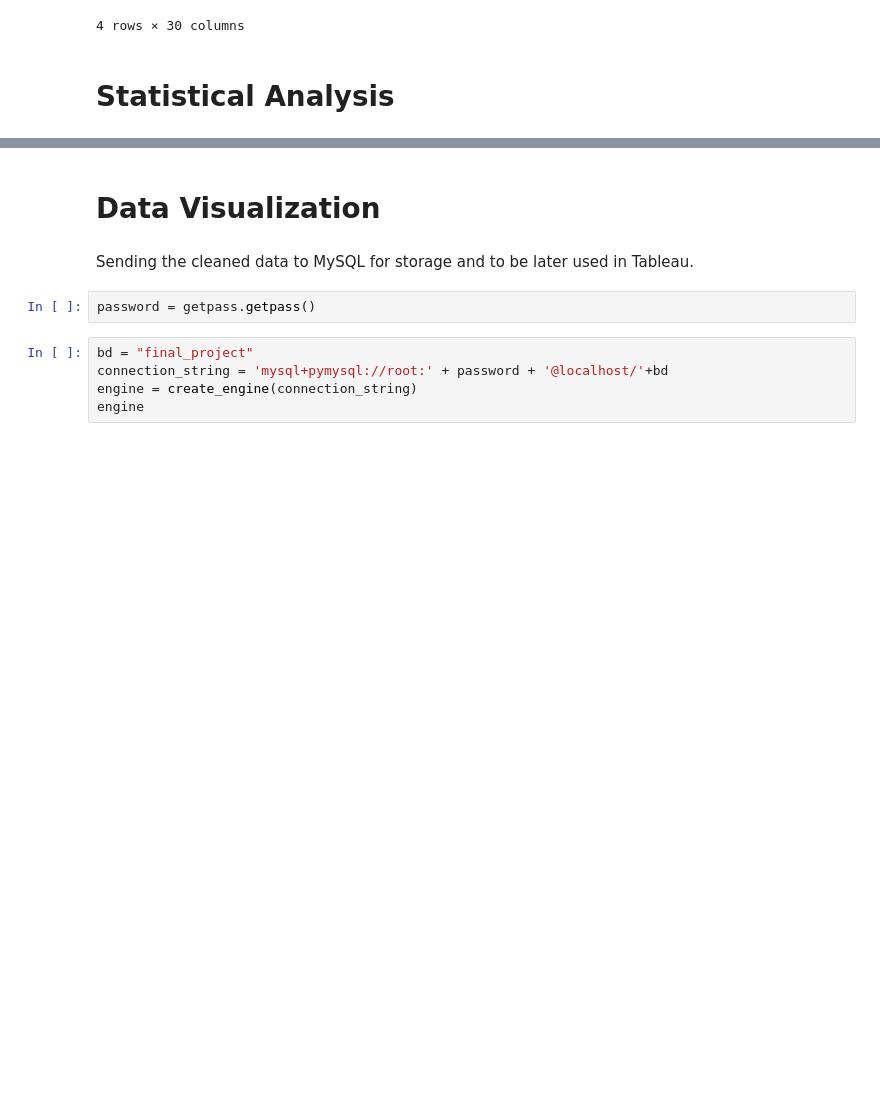
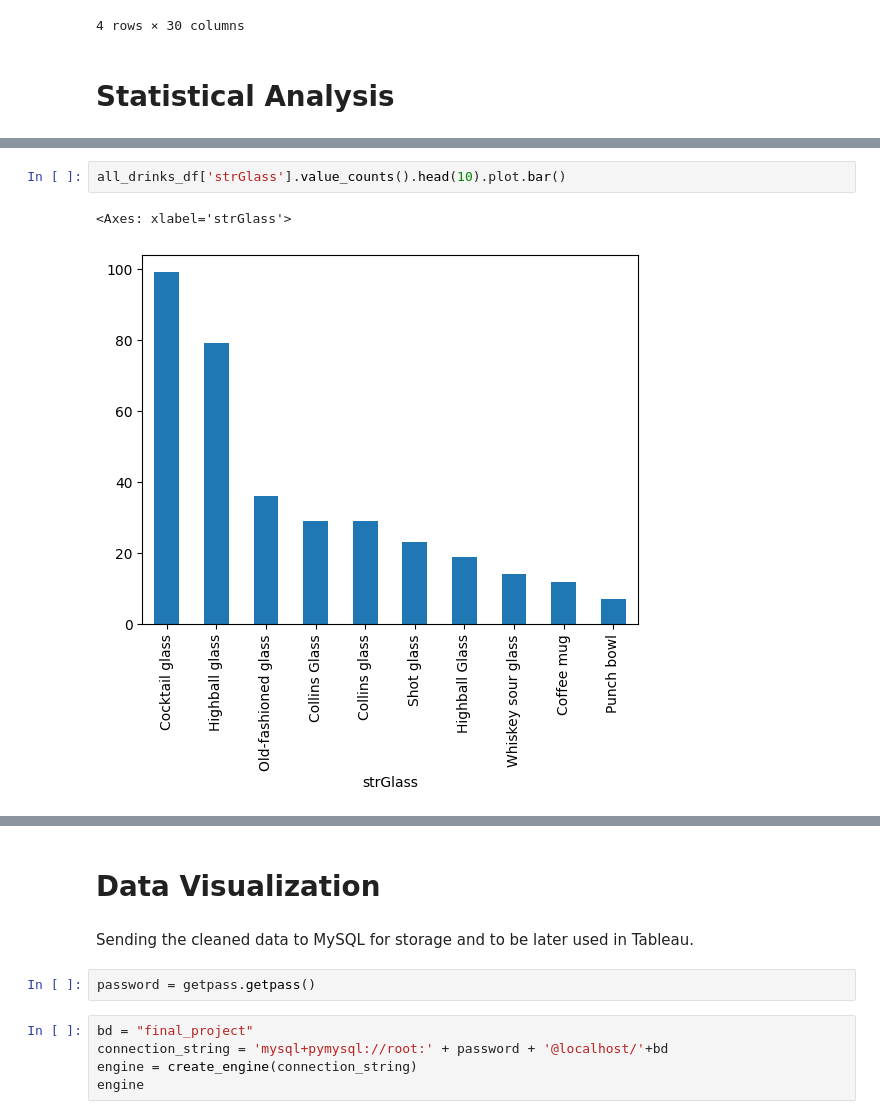
Before and after one commit to redsun498/Data-Genie, a Jupyter notebook: notebooks/EDA - Cocktails.ipynb, the cells around one changed output, grey strips where cells are left out. Drawn from its saved outputs; the diff is of its cells as text; blank space fills up the shorter version.

```diff
--- a/notebooks/EDA - Cocktails.ipynb
+++ b/notebooks/EDA - Cocktails.ipynb
@@ -287,0 +669,5 @@ all_cocktails_df.describe()
+# %%
+all_drinks_df['strGlass'].value_counts().head(10).plot.bar()
+# %% [output]
+<Axes: xlabel='strGlass'>
+[figure, added]
```
Also changed, not shown: parts of 39 cells of this notebook.
